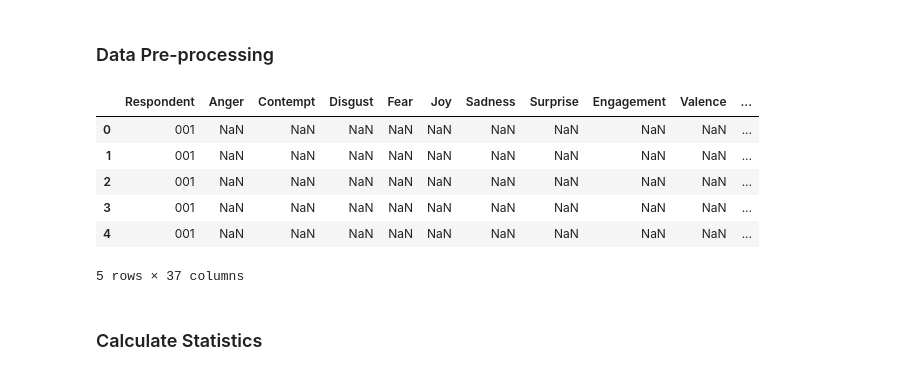
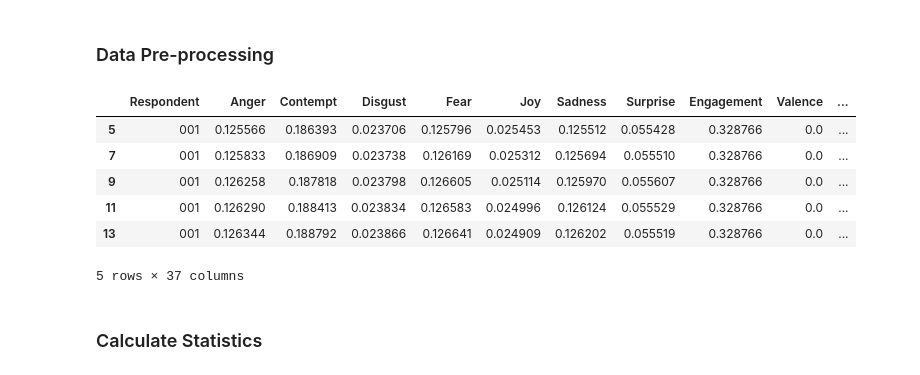
Before and after one commit to litalshl/classifiers, a Jupyter notebook: all_respondents_analysis.ipynb, the cells around one changed output. Cells and saved outputs as stored; diff of their text form; code cells hidden in the pictures.

```diff
--- a/all_respondents_analysis.ipynb
+++ b/all_respondents_analysis.ipynb
@@ -73,28 +73,29 @@ Index(['Anger', 'Contempt', 'Disgust', 'Fear', 'Joy', 'Sadness', 'Surprise',
 # %%
 import pandas as pd
 
 facial_expressions_columns = ['Respondent', 'Anger', 'Contempt', 'Disgust', 'Fear', 'Joy', 'Sadness', 'Surprise',
        'Engagement', 'Valence', 'Sentimentality', 'Confusion', 'Neutral',
        'Attention', 'Brow Furrow', 'Brow Raise', 'Cheek Raise', 'Chin Raise',
        'Dimpler', 'Eye Closure', 'Eye Widen', 'Inner Brow Raise', 'Jaw Drop',
        'Lip Corner Depressor', 'Lip Press', 'Lip Pucker', 'Lip Stretch',
        'Lip Suck', 'Lid Tighten', 'Mouth Open', 'Nose Wrinkle', 'Smile',
        'Smirk', 'Upper Lip Raise', 'Pitch', 'Yaw',
        'Roll']
 # Creating a copy df with only the facial expressions data
 facial_expressions_data = combined_data[facial_expressions_columns].copy()
 
-# Drop rows that have NaN values in all columns
-facial_expressions_data = facial_expressions_data.dropna(how='all')
+# Remove rows with all NaN values, except in the 'Respondent' column
+facial_expressions_data = facial_expressions_data.dropna(how='all',
+                                                         subset=facial_expressions_data.columns.difference(['Respondent']))
 
 facial_expressions_data.head()
 # %% [output]
 |  | Respondent | Anger | Contempt | Disgust | Fear | Joy | Sadness | Surprise | Engagement | Valence | ... |
-| 0 | 001 | NaN | NaN | NaN | NaN | NaN | NaN | NaN | NaN | NaN | ... |
-| 1 | 001 | NaN | NaN | NaN | NaN | NaN | NaN | NaN | NaN | NaN | ... |
-| 2 | 001 | NaN | NaN | NaN | NaN | NaN | NaN | NaN | NaN | NaN | ... |
-| 3 | 001 | NaN | NaN | NaN | NaN | NaN | NaN | NaN | NaN | NaN | ... |
-| 4 | 001 | NaN | NaN | NaN | NaN | NaN | NaN | NaN | NaN | NaN | ... |
+| 5 | 001 | 0.125566 | 0.186393 | 0.023706 | 0.125796 | 0.025453 | 0.125512 | 0.055428 | 0.328766 | 0.0 | ... |
+| 7 | 001 | 0.125833 | 0.186909 | 0.023738 | 0.126169 | 0.025312 | 0.125694 | 0.055510 | 0.328766 | 0.0 | ... |
+| 9 | 001 | 0.126258 | 0.187818 | 0.023798 | 0.126605 | 0.025114 | 0.125970 | 0.055607 | 0.328766 | 0.0 | ... |
+| 11 | 001 | 0.126290 | 0.188413 | 0.023834 | 0.126583 | 0.024996 | 0.126124 | 0.055529 | 0.328766 | 0.0 | ... |
+| 13 | 001 | 0.126344 | 0.188792 | 0.023866 | 0.126641 | 0.024909 | 0.126202 | 0.055519 | 0.328766 | 0.0 | ... |
 5 rows × 37 columns
 # %% [markdown]
 <h3>Calculate Statistics</h3>
```
Also changed, not shown: parts of 3 cells of this notebook.
